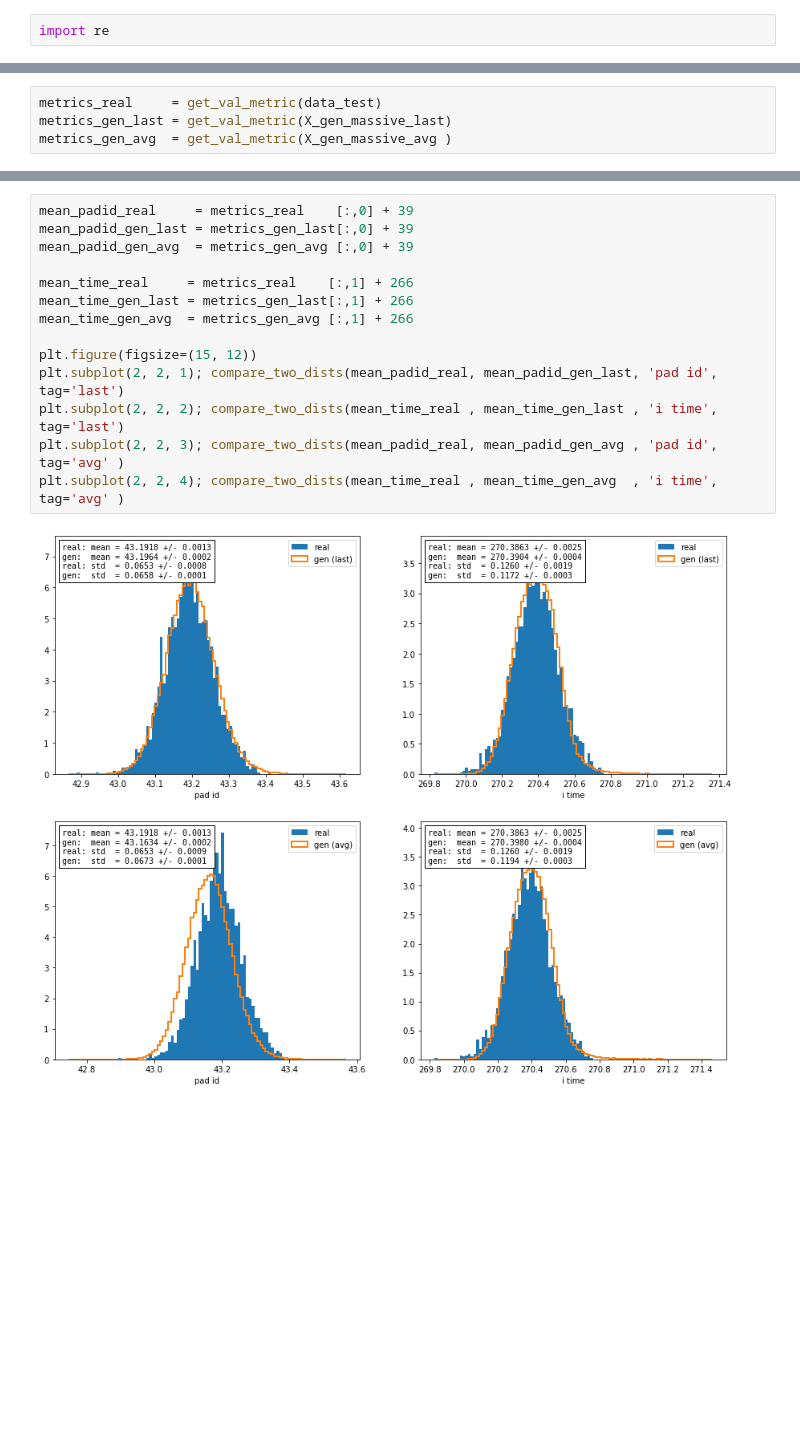
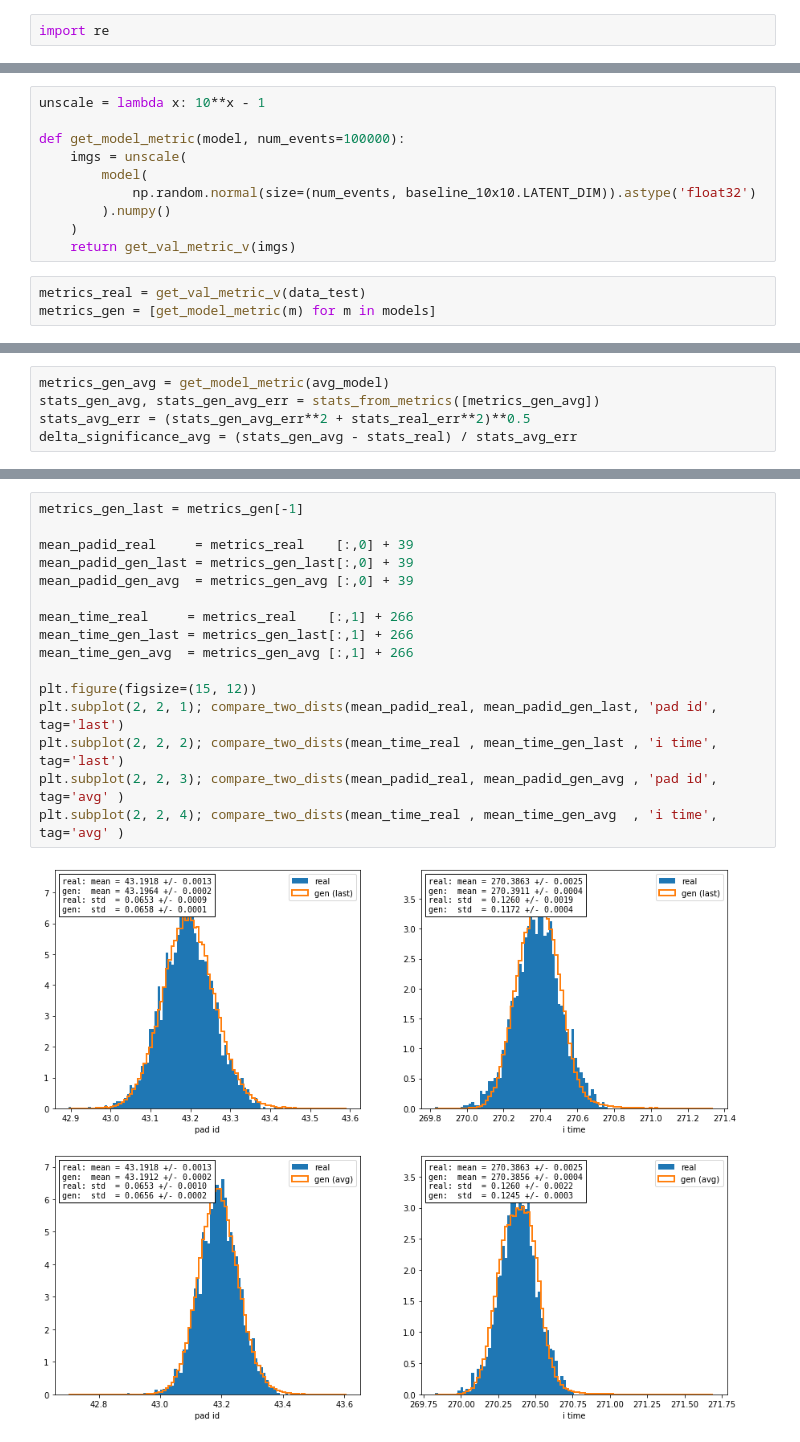
Before and after one commit to SiLiKhon/TPC-FastSim, a Jupyter notebook: notebooks/ModelResults_baseline_10x10.ipynb, the cells around one changed output, grey strips where cells are left out. Saved outputs shown, nothing was run; the diff lists cells and outputs as text; blank space fills up the shorter version.

Commit message:
faster vectorized gaussian fit, v1 model selection by metrics and averaging

```diff
--- a/notebooks/ModelResults_baseline_10x10.ipynb
+++ b/notebooks/ModelResults_baseline_10x10.ipynb
@@ -73,3 +64,16 @@ X_gen_massive_avg = unscale(
+# %%
+unscale = lambda x: 10**x - 1
+
+def get_model_metric(model, num_events=100000):
+    imgs = unscale(
+        model(
+            np.random.normal(size=(num_events, baseline_10x10.LATENT_DIM)).astype('float32')
+        ).numpy()
+    )
+    return get_val_metric_v(imgs)
+# %%
+metrics_real = get_val_metric_v(data_test)
+metrics_gen = [get_model_metric(m) for m in models]
 # %%
 import matplotlib.pyplot as plt
 %matplotlib inline
@@ -76,4 +81,0 @@ import matplotlib.pyplot as plt
-# %%
-metrics_real     = get_val_metric(data_test)
-metrics_gen_last = get_val_metric(X_gen_massive_last)
-metrics_gen_avg  = get_val_metric(X_gen_massive_avg )
@@ -137,0 +109,5 @@ def compare_two_dists(d_real, d_gen, label, tag=None, nbins=100):
+# %%
+metrics_gen_avg = get_model_metric(avg_model)
+stats_gen_avg, stats_gen_avg_err = stats_from_metrics([metrics_gen_avg])
+stats_avg_err = (stats_gen_avg_err**2 + stats_real_err**2)**0.5
+delta_significance_avg = (stats_gen_avg - stats_real) / stats_avg_err
@@ -138,16 +151,18 @@ def compare_two_dists(d_real, d_gen, label, tag=None, nbins=100):
 # %%
+metrics_gen_last = metrics_gen[-1]
+
 mean_padid_real     = metrics_real    [:,0] + 39
 mean_padid_gen_last = metrics_gen_last[:,0] + 39
 mean_padid_gen_avg  = metrics_gen_avg [:,0] + 39
 
 mean_time_real     = metrics_real    [:,1] + 266
 mean_time_gen_last = metrics_gen_last[:,1] + 266
 mean_time_gen_avg  = metrics_gen_avg [:,1] + 266
 
 plt.figure(figsize=(15, 12))
 plt.subplot(2, 2, 1); compare_two_dists(mean_padid_real, mean_padid_gen_last, 'pad id', tag='last')
 plt.subplot(2, 2, 2); compare_two_dists(mean_time_real , mean_time_gen_last , 'i time', tag='last')
 plt.subplot(2, 2, 3); compare_two_dists(mean_padid_real, mean_padid_gen_avg , 'pad id', tag='avg' )
 plt.subplot(2, 2, 4); compare_two_dists(mean_time_real , mean_time_gen_avg  , 'i time', tag='avg' )
 # %% [output]
-[figure, old version]
+[figure, new version]
```
Also changed, not shown: parts of 14 cells of this notebook, 1 other file.
